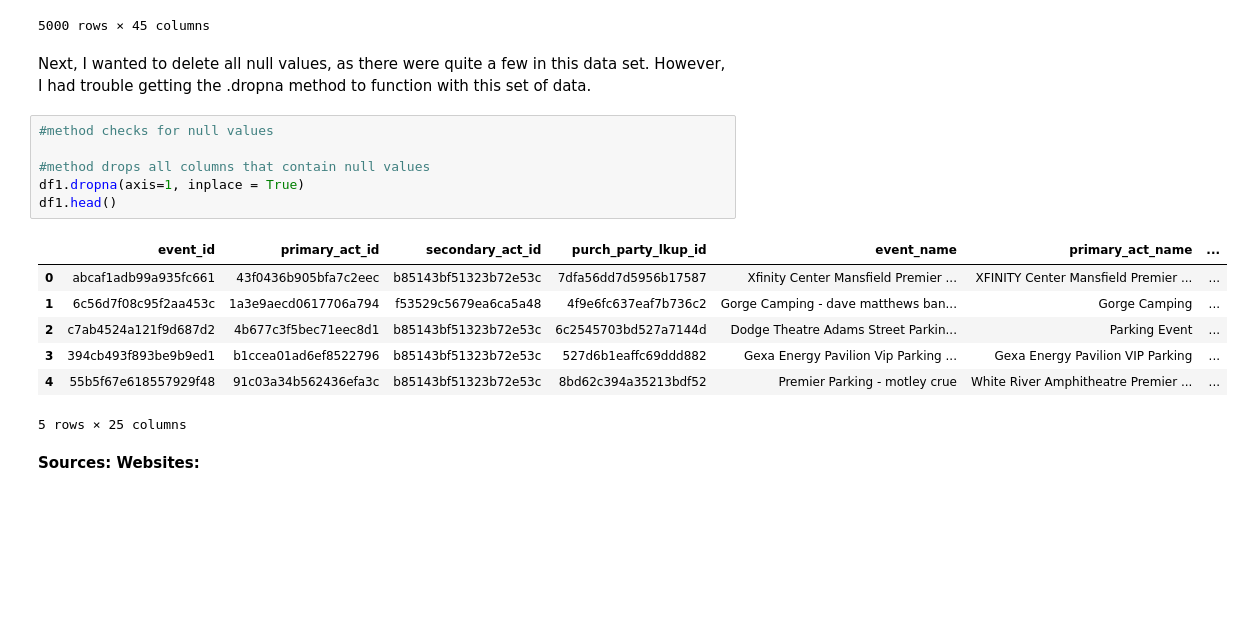
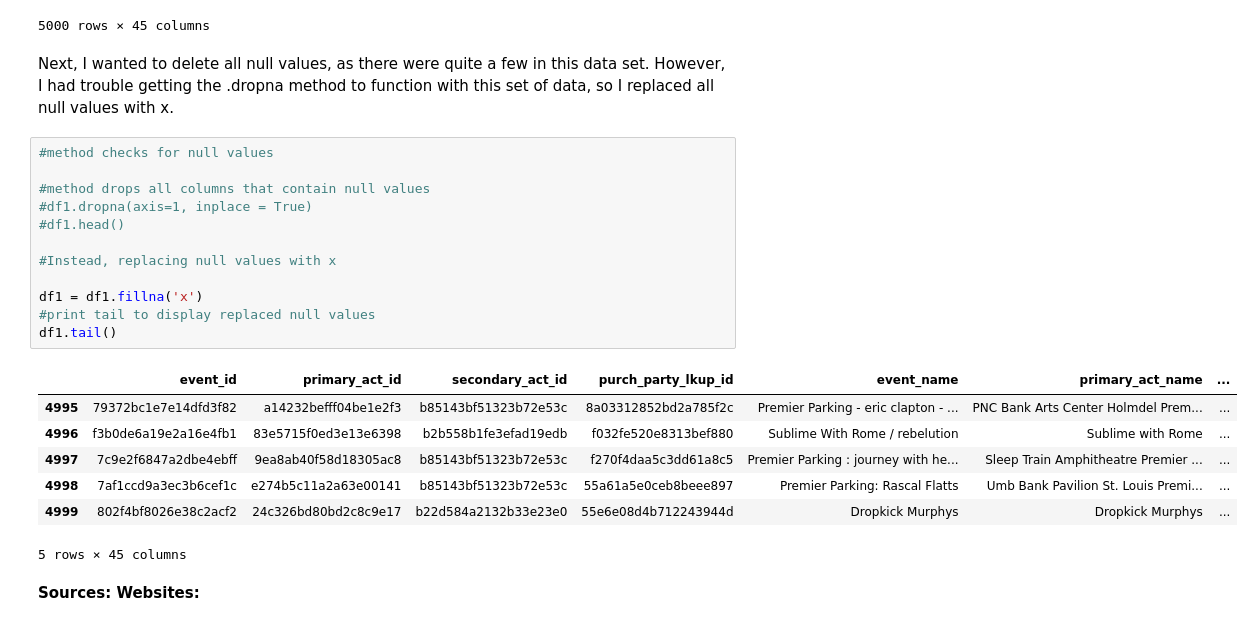
Before and after one commit to lillianellis/Lab-4, a Jupyter notebook: Lab #4.ipynb, the cells around one changed output. Cells and saved outputs as stored; diff of their text form; blank space fills up the shorter version.

```diff
--- a/Lab #4.ipynb
+++ b/Lab #4.ipynb
@@ -278,21 +268,27 @@ df1
 | 4999 | 802f4bf8026e38c2acf2 | 24c326bd80bd2c8c9e17 | b22d584a2132b33e23e0 | 55e6e08d4b712243944d | Dropkick Murphys | Dropkick Murphys | ... |
 5000 rows × 45 columns
 # %% [markdown]
-Next, I wanted to delete all null values, as there were quite a few in this data set. However, I had trouble getting the .dropna method to function with this set of data.
+Next, I wanted to delete all null values, as there were quite a few in this data set. However, I had trouble getting the .dropna method to function with this set of data, so I replaced all null values with x.
 # %%
 #method checks for null values
 
 #method drops all columns that contain null values
-df1.dropna(axis=1, inplace = True)
-df1.head()
+#df1.dropna(axis=1, inplace = True)
+#df1.head()
+
+#Instead, replacing null values with x
+
+df1 = df1.fillna('x')
+#print tail to display replaced null values
+df1.tail()
 # %% [output]
 |  | event_id | primary_act_id | secondary_act_id | purch_party_lkup_id | event_name | primary_act_name | ... |
-| 0 | abcaf1adb99a935fc661 | 43f0436b905bfa7c2eec | b85143bf51323b72e53c | 7dfa56dd7d5956b17587 | Xfinity Center Mansfield Premier ... | XFINITY Center Mansfield Premier ... | ... |
-| 1 | 6c56d7f08c95f2aa453c | 1a3e9aecd0617706a794 | f53529c5679ea6ca5a48 | 4f9e6fc637eaf7b736c2 | Gorge Camping - dave matthews ban... | Gorge Camping | ... |
-| 2 | c7ab4524a121f9d687d2 | 4b677c3f5bec71eec8d1 | b85143bf51323b72e53c | 6c2545703bd527a7144d | Dodge Theatre Adams Street Parkin... | Parking Event | ... |
-| 3 | 394cb493f893be9b9ed1 | b1ccea01ad6ef8522796 | b85143bf51323b72e53c | 527d6b1eaffc69ddd882 | Gexa Energy Pavilion Vip Parking ... | Gexa Energy Pavilion VIP Parking | ... |
-| 4 | 55b5f67e618557929f48 | 91c03a34b562436efa3c | b85143bf51323b72e53c | 8bd62c394a35213bdf52 | Premier Parking - motley crue | White River Amphitheatre Premier ... | ... |
+| 4995 | 79372bc1e7e14dfd3f82 | a14232befff04be1e2f3 | b85143bf51323b72e53c | 8a03312852bd2a785f2c | Premier Parking - eric clapton - ... | PNC Bank Arts Center Holmdel Prem... | ... |
+| 4996 | f3b0de6a19e2a16e4fb1 | 83e5715f0ed3e13e6398 | b2b558b1fe3efad19edb | f032fe520e8313bef880 | Sublime With Rome / rebelution | Sublime with Rome | ... |
+| 4997 | 7c9e2f6847a2dbe4ebff | 9ea8ab40f58d18305ac8 | b85143bf51323b72e53c | f270f4daa5c3dd61a8c5 | Premier Parking : journey with he... | Sleep Train Amphitheatre Premier ... | ... |
+| 4998 | 7af1ccd9a3ec3b6cef1c | e274b5c11a2a63e00141 | b85143bf51323b72e53c | 55a61a5e0ceb8beee897 | Premier Parking: Rascal Flatts | Umb Bank Pavilion St. Louis Premi... | ... |
+| 4999 | 802f4bf8026e38c2acf2 | 24c326bd80bd2c8c9e17 | b22d584a2132b33e23e0 | 55e6e08d4b712243944d | Dropkick Murphys | Dropkick Murphys | ... |
-5 rows × 25 columns
+5 rows × 45 columns
 # %% [markdown]
 **Sources: Websites:**
 # %% [markdown]
```
Also changed, not shown: parts of 6 cells of this notebook.
